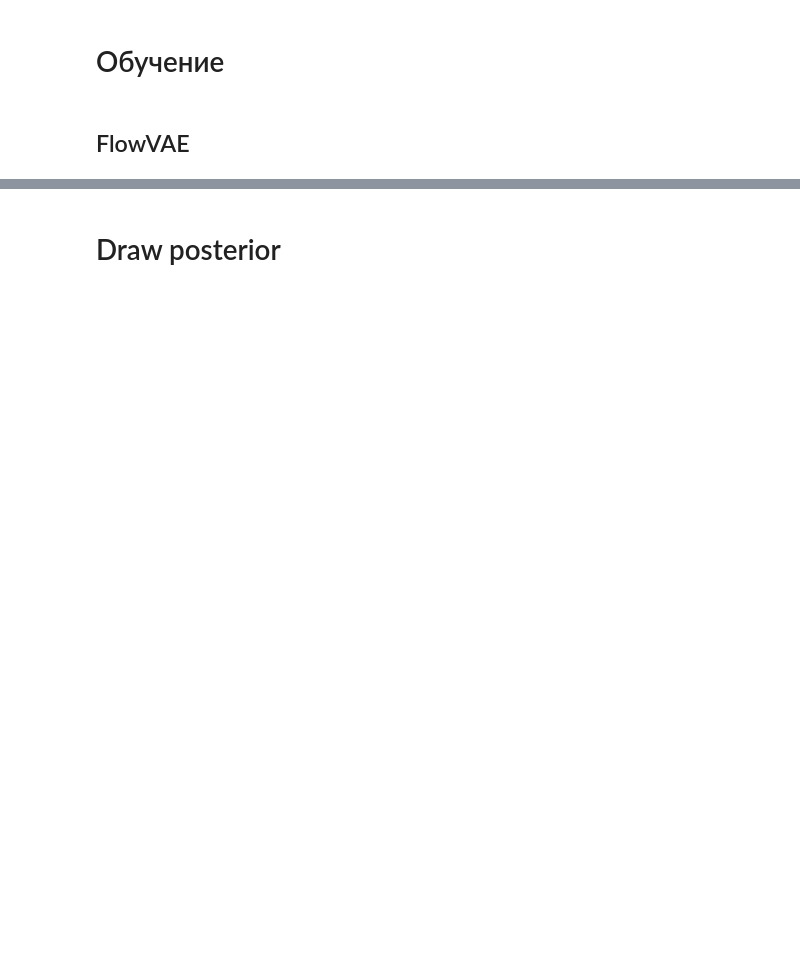
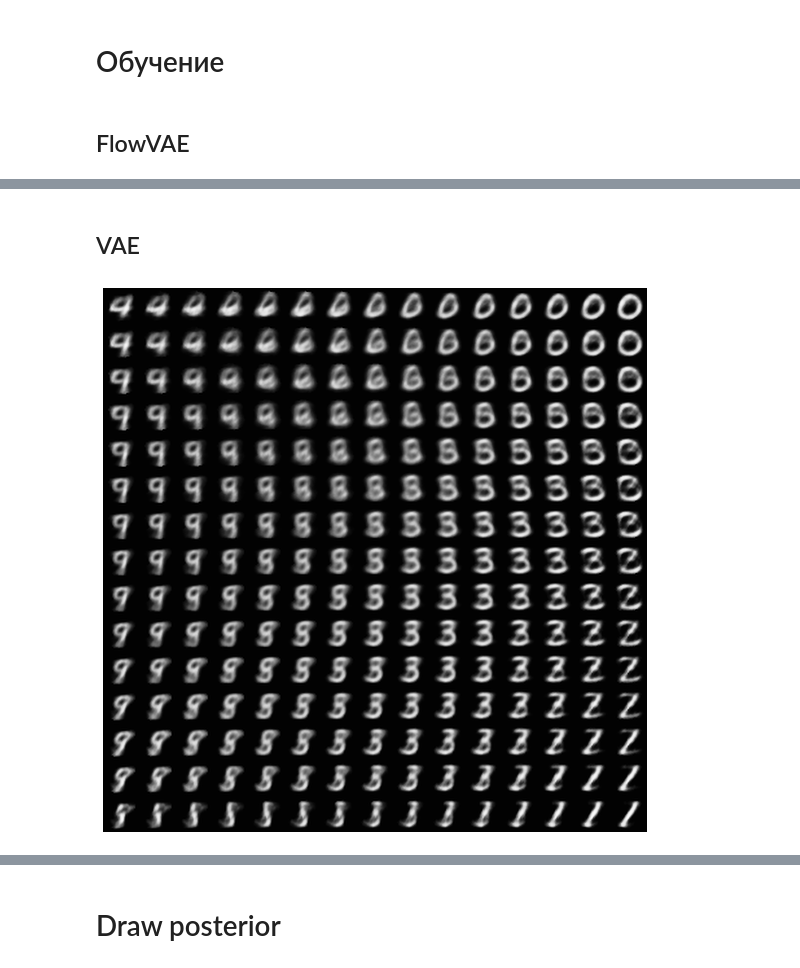
Before and after one commit to Intelligent-Systems-Phystech/DeepGenerativeModels, a Jupyter notebook: examples/FlowVAE.ipynb, the cells around one changed output, grey strips where cells are left out. Saved outputs shown, nothing was run; the diff lists cells and outputs as text; code cells hidden in the pictures; blank space fills up the shorter version.

```diff
--- a/examples/FlowVAE.ipynb
+++ b/examples/FlowVAE.ipynb
@@ -32,7 +146,7 @@ test_data = TensorDataset(data.test_data.view(-1, 28 * 28).float() / 255, data.t
 # %%
 import utils
 # %%
-flow_vae_model = FlowVAE(2, 28*28, device=device)
+flow_vae_model = FlowVAE(2, 28*28, 2, device=device)
 vae_model = VAE(2, 28*28, device=device)
 # %%
 optimizer = optim.Adam(vae_model.parameters(), lr=0.001)
@@ -40,7 +154,7 @@ utils.trainer(model = vae_model,
         optimizer = optimizer,
         dataset = train_data,
         count_of_epoch = 5,
-        batch_size = 64,
+        batch_size = 128,
         callback = None,
         progress = tqdm)
 # %% [output]
@@ -50,9 +164,21 @@ optimizer = optim.Adam(flow_vae_model.parameters(), lr=0.001)
 utils.trainer(model = flow_vae_model,
         optimizer = optimizer,
         dataset = train_data,
-        count_of_epoch = 5,
-        batch_size = 64,
+        count_of_epoch = 15,
+        batch_size = 128,
         callback = None,
         progress = tqdm)
 # %% [output]
 [interactive output not drawn]
+# %% [markdown]
+## VAE
+# %%
+
+figure = utils.draw_samples_grid_vae(vae_model)
+
+plt.figure(figsize=(10, 10))
+plt.imshow(figure, cmap='Greys_r', vmin=0, vmax=1, interpolation='lanczos')
+plt.axis('off')
+plt.show()
+# %% [output]
+[figure, added]
```
Also changed, not shown: parts of 6 cells of this notebook.
